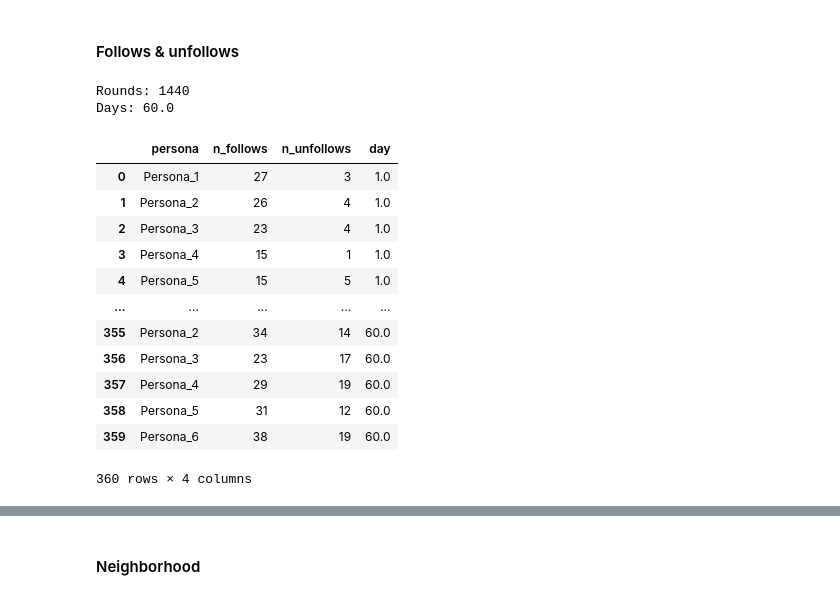
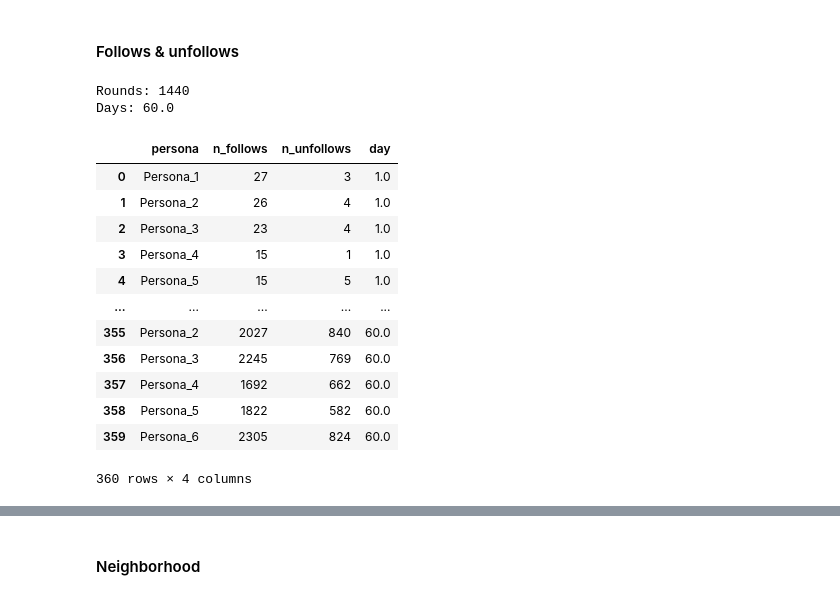
Before and after one commit to MagdalenaWilk/Personality-Driven_Behaviour_in_Synthetic_Social_Networks, a Jupyter notebook: final_analysis_config_1.ipynb, the cells around one changed output, grey strips where cells are left out. Saved outputs shown, nothing was run; the diff lists cells and outputs as text; code cells hidden in the pictures.

```diff
--- a/final_analysis_config_1.ipynb
+++ b/final_analysis_config_1.ipynb
@@ -667,40 +649,40 @@ print(f"Days: {max_round/24}")
 round_iter = 24
 counts_daily = []
 
 while round_iter <= max_round:
     follow_r = follow[(follow['action'] == 'follow') &
-                      (follow['round'] <= round_iter) & (follow['round'] > round_iter - 24)]
+                      (follow['round'] <= round_iter)]
     unfollow_r = follow[(follow['action'] == 'unfollow') &
-                          (follow['round'] <= round_iter) & (follow['round'] > round_iter - 24)]
+                          (follow['round'] <= round_iter)]
 
     follows_per_persona = follow_r.groupby('persona').size().reset_index(name='n_follows')
     unfollows_per_persona = unfollow_r.groupby('persona').size().reset_index(name='n_unfollows')
 
     df = follows_per_persona.merge(unfollows_per_persona, on='persona', how='outer').fillna(0)
 
     df['day'] = round_iter / 24
 
     counts_daily.append(df)
 
     round_iter += 24 # 1 round = 1 hour
 
 follows_daily = pd.concat(counts_daily, ignore_index=True)
 follows_daily
 # %% [output]
 Rounds: 1440
 Days: 60.0
 |  | persona | n_follows | n_unfollows | day |
 | 0 | Persona_1 | 27 | 3 | 1.0 |
 | 1 | Persona_2 | 26 | 4 | 1.0 |
 | 2 | Persona_3 | 23 | 4 | 1.0 |
 | 3 | Persona_4 | 15 | 1 | 1.0 |
 | 4 | Persona_5 | 15 | 5 | 1.0 |
 | ... | ... | ... | ... | ... |
-| 355 | Persona_2 | 34 | 14 | 60.0 |
-| 356 | Persona_3 | 23 | 17 | 60.0 |
-| 357 | Persona_4 | 29 | 19 | 60.0 |
-| 358 | Persona_5 | 31 | 12 | 60.0 |
-| 359 | Persona_6 | 38 | 19 | 60.0 |
+| 355 | Persona_2 | 2027 | 840 | 60.0 |
+| 356 | Persona_3 | 2245 | 769 | 60.0 |
+| 357 | Persona_4 | 1692 | 662 | 60.0 |
+| 358 | Persona_5 | 1822 | 582 | 60.0 |
+| 359 | Persona_6 | 2305 | 824 | 60.0 |
 360 rows × 4 columns
 # %%
 plt.figure(figsize = (12,6))
```
Also changed, not shown: parts of 11 cells of this notebook, 2 other files.
